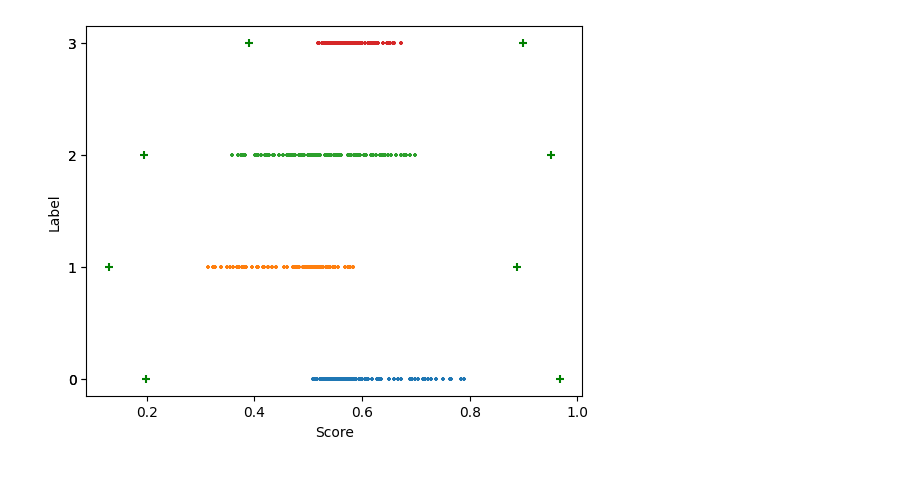
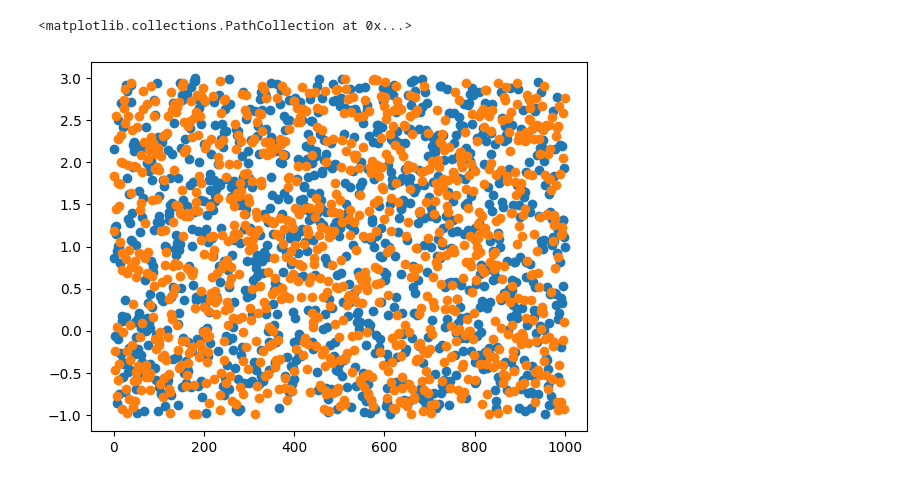
Before and after one commit to unipi-dii-mlverif/torchverif, a Jupyter notebook: plot_reachability.ipynb, the cells around one changed output. Drawn from its saved outputs; the diff is of its cells as text; code cells hidden in the pictures.

```diff
--- a/plot_reachability.ipynb
+++ b/plot_reachability.ipynb
@@ -115,11 +0,0 @@ bb=np.array(bounds).reshape(8,2)
-# %%
-plt.scatter(p0[:,1], p0[:,0], s=10, marker="+")
-plt.scatter(p1[:,1], p1[:,0], s=10, marker="+")
-plt.scatter(p2[:,1], p2[:,0], s=10, marker="+")
-plt.scatter(p3[:,1], p3[:,0], s=10, marker="+")
-plt.scatter(bb[:,1], bb[:,0], color="green", marker="+");
-plt.ylabel("Label")
-plt.xlabel("Score")
-plt.yticks(bb[:,0]);
-# %% [output]
-[figure, removed]
@@ -125,0 +7,36 @@ plt.yticks(bb[:,0]);
+# %%
+import math
+
+def linear(x1, x2 ):
+    return x1*x2
+
+
+def fun(x):
+    return torch.sigmoid(x)
+
+def funs(x):
+    return sigmoid_interval(x)
+# %%
+samples = 1000
+
+t1 = torch.distributions.uniform.Uniform(-1, 3).sample([samples])
+t2 = torch.distributions.uniform.Uniform(-1, 3).sample([samples])
+
+it1 = interval([-1, 3])
+it2 = interval([-1, 3])
+
+xs = torch.zeros(samples)
+sp = torch.linspace(0,samples,samples)
+
+ft = linear(t1,t2)
+fit = linear(it1,it2)
+
+
+#plt.scatter(ft, xs, s=0.5, marker=".")
+#plt.scatter( [fit[0][0], fit[0][1]] , [0,0], marker="*" );
+
+plt.scatter(sp, t1)
+plt.scatter(sp, t2)
+# %% [output]
+<matplotlib.collections.PathCollection at 0x...>
+[figure, added]
```
Also changed, not shown: parts of 11 cells of this notebook, 3 other files.
